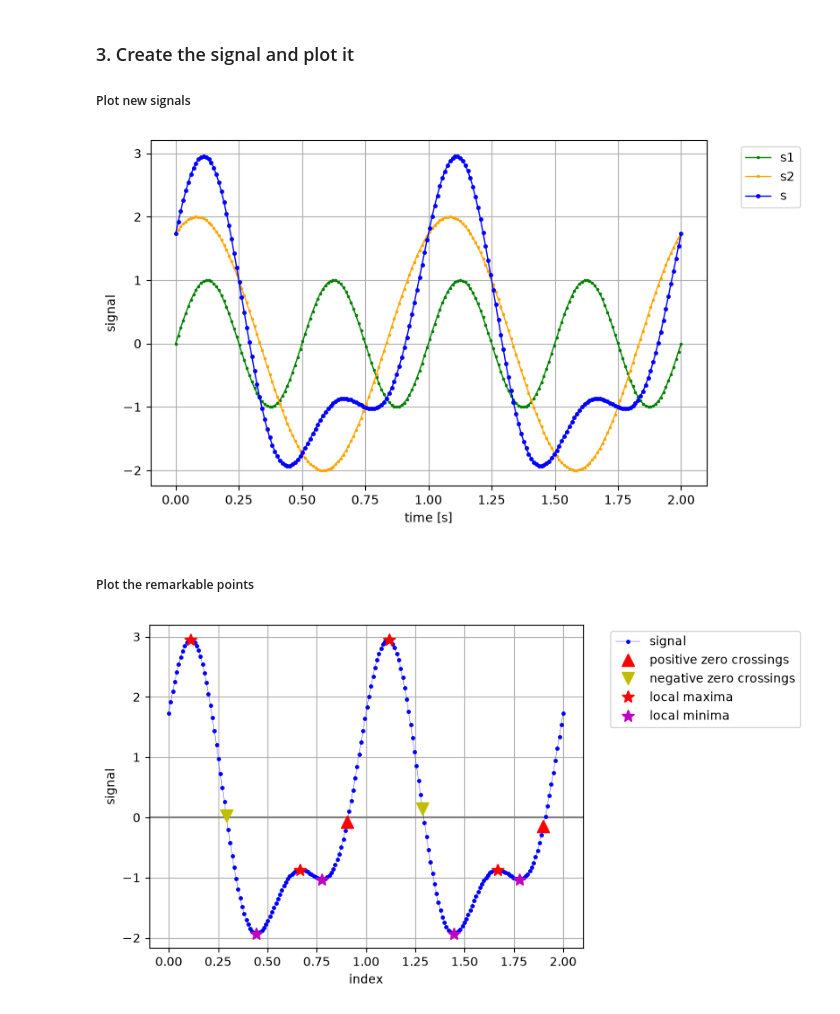
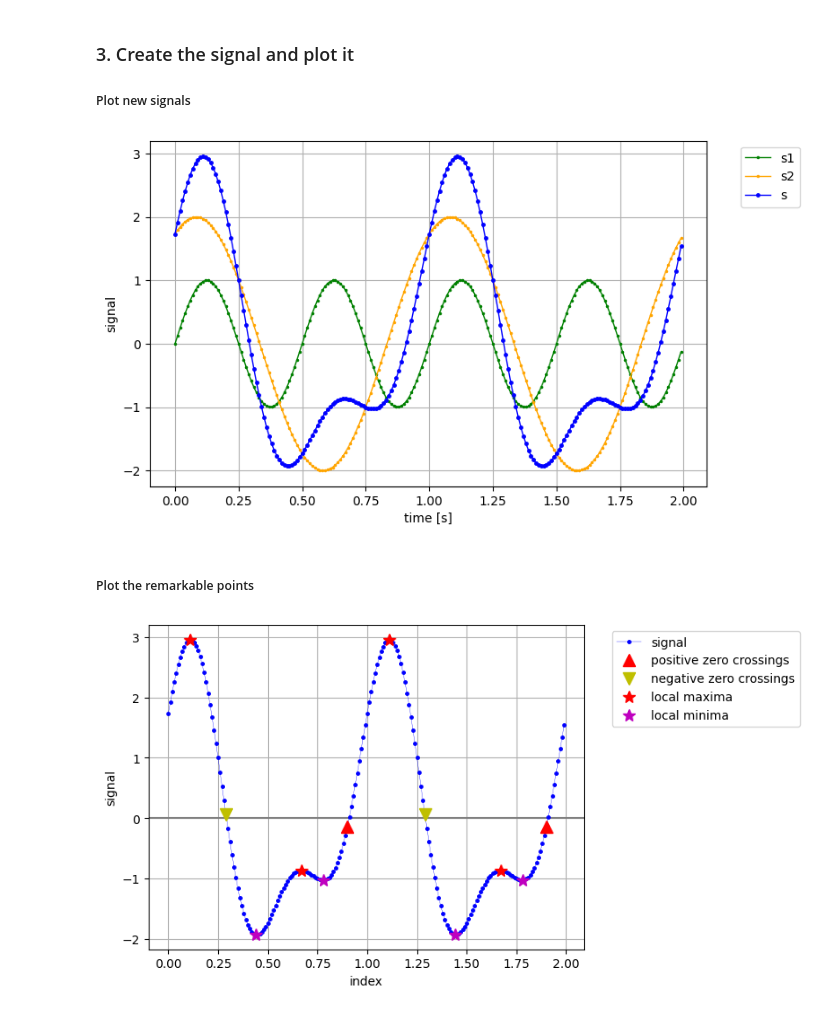
Before and after one commit to GaiaGas/Series03-Python, a Jupyter notebook: Series03-Python.ipynb, the cells around one changed output. Cells and saved outputs as stored; diff of their text form; code cells hidden in the pictures.

```diff
--- a/Series03-Python.ipynb
+++ b/Series03-Python.ipynb
@@ -342,34 +342,34 @@ display_signal_and_extrema(index, signal)
 # %%
 def create_sine_wave(t, amplitude, frequency, phase=0):
 
     return amplitude * np.sin(2 * np.pi * frequency * t + phase)
 
 # Create time array
-t = np.linspace(0, 2, 200)
+t = np.arange(0, 2, 0.01)
 
 
 # Create the two sine waves
 s1 = create_sine_wave(t, amplitude=1, frequency=2.0)
 s2 = create_sine_wave(t, amplitude=2, frequency=1, phase=np.pi/3)
 
 
 # Combine the two signals
 s = s1 + s2
 
 # Plot the signals
 plt.figure(figsize=(8, 5))
 
 plt.plot(t, s1, ".-",color="green", markersize=3,linewidth=1, label="s1")
 plt.plot(t, s2, ".-",color="orange", markersize=3,linewidth=1, label="s2")
 plt.plot(t, s, ".-",color="blue", markersize=5,linewidth=1, label="s")
 
 plt.xlabel("time [s]")
 plt.ylabel("signal")
 plt.legend(bbox_to_anchor=(1.05, 1), loc="upper left")
 plt.grid(True)
 plt.show()
 # %% [output]
-[figure, old version]
+[figure, new version]
 # %% [markdown]
 ##### Plot the remarkable points
 # %%
@@ -386,4 +386,4 @@ plt.grid(True)
 
 plt.show()
 # %% [output]
-[figure, old version]
+[figure, new version]
```
Also changed, not shown: parts of 4 cells of this notebook.
